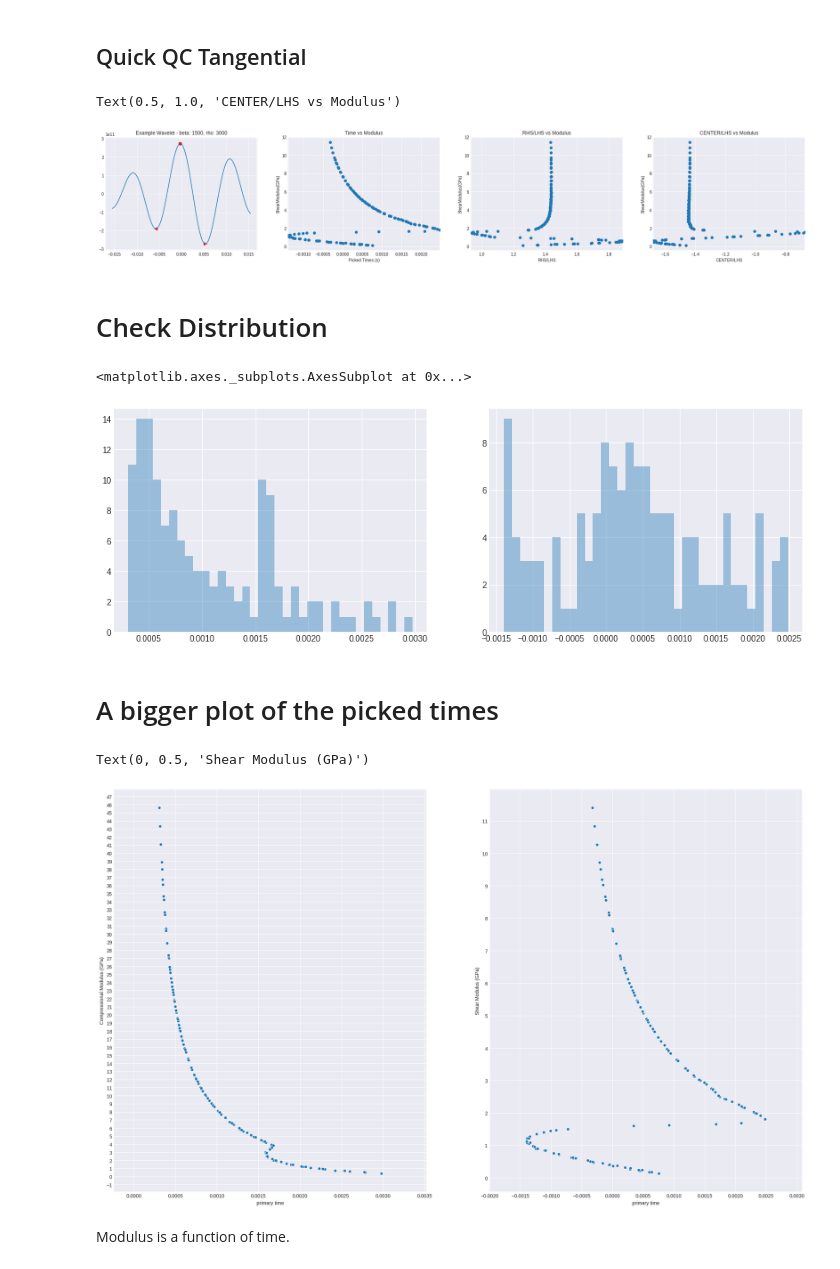
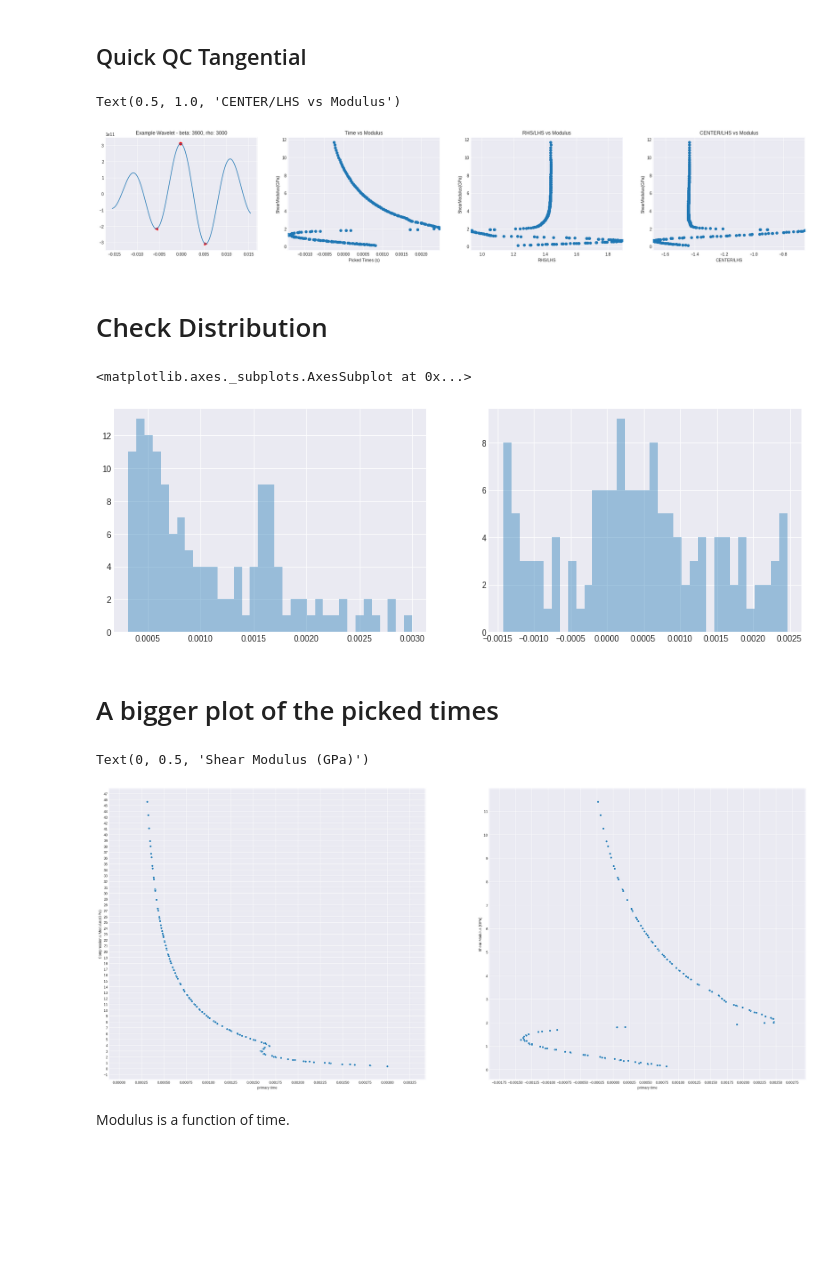
Before and after one commit to navaneethakumar-balasubramanian/rhino_theory, a Jupyter notebook: notebooks/Modeling.ipynb, the cells around one changed output. Saved outputs shown, nothing was run; the diff lists cells and outputs as text; code cells hidden in the pictures; blank space fills up the shorter version.

```diff
--- a/notebooks/Modeling.ipynb
+++ b/notebooks/Modeling.ipynb
@@ -215,7 +217,7 @@ PIPE_BETA = 2668
 PIPE_RHO = 7300 # density of the pipe
 
 ROCK_ALPHA_RANGE = (500, 4000, 100) # range of the c velocity modeling
-ROCK_BETA_RANGE = (300, 2000, 50) # range of the s velocity modeling
+ROCK_BETA_RANGE = (300, 2000, 25) # range of the s velocity modeling
 ROCK_RHO_RANGE = (1500, 3000 + 500, 500) # range of the density modeling
 
 CONTACT_FACTOR_AXIAL = 1
@@ -371,7 +373,7 @@ axes[3].set_xlim(tangential_center_to_left_ratio.min(), tangential_center_to_lef
 axes[3].set_title('CENTER/LHS vs Modulus')
 # %% [output]
 Text(0.5, 1.0, 'CENTER/LHS vs Modulus')
-[figure, old version]
+[figure, new version]
 # %% [markdown]
 # Check Distribution
 # %%
@@ -381,33 +383,33 @@ sns.distplot(axial_delays, label='axial_time', ax=ax1, kde=False, bins=35)
 sns.distplot(tangential_delays, label='tangential_time', ax=ax2, kde=False, bins=35)
 # %% [output]
 <matplotlib.axes._subplots.AxesSubplot at 0x...>
-[figure, old version]
+[figure, new version]
 # %% [markdown]
 # A bigger plot of the picked times
 # %%
 import matplotlib.ticker as ticker
 
 
-fig, axes = plt.subplots(1, 2, figsize=(25,15), dpi=100, sharey=False)
+fig, axes = plt.subplots(1, 2, figsize=(35,15), dpi=100, sharey=False)
 sns.scatterplot(axial_delays, axial_modulus, ax=axes[0])
 sns.scatterplot(tangential_delays, tangential_modulus, ax=axes[1])
 for ax in axes.ravel():
     ax.yaxis.set_major_locator(ticker.MultipleLocator(1))
-    ax.xaxis.set_major_locator(ticker.MultipleLocator(0.0005))
+    ax.xaxis.set_major_locator(ticker.MultipleLocator(0.00025))
     ax.xaxis.set_major_formatter(ticker.ScalarFormatter())
 
 axes[0].set_xlabel('primary time')
 axes[0].set_ylabel('Compressional Modulus (GPa)')
 
 axes[1].set_xlabel('primary time')
 axes[1].set_ylabel('Shear Modulus (GPa)')
 #     ax.set_ylim(0, MODULUS_RANGE[1])
 
 # axes[0].set_xlim(0.0005, 0.0012)
 # axes[1].set_xlim(-.002, -.0015)
 # %% [output]
 Text(0, 0.5, 'Shear Modulus (GPa)')
-[figure, old version]
+[figure, new version]
 # %% [markdown]
 Modulus is a function of time.
 # %% [markdown]
```
Also changed, not shown: parts of 11 cells of this notebook.
